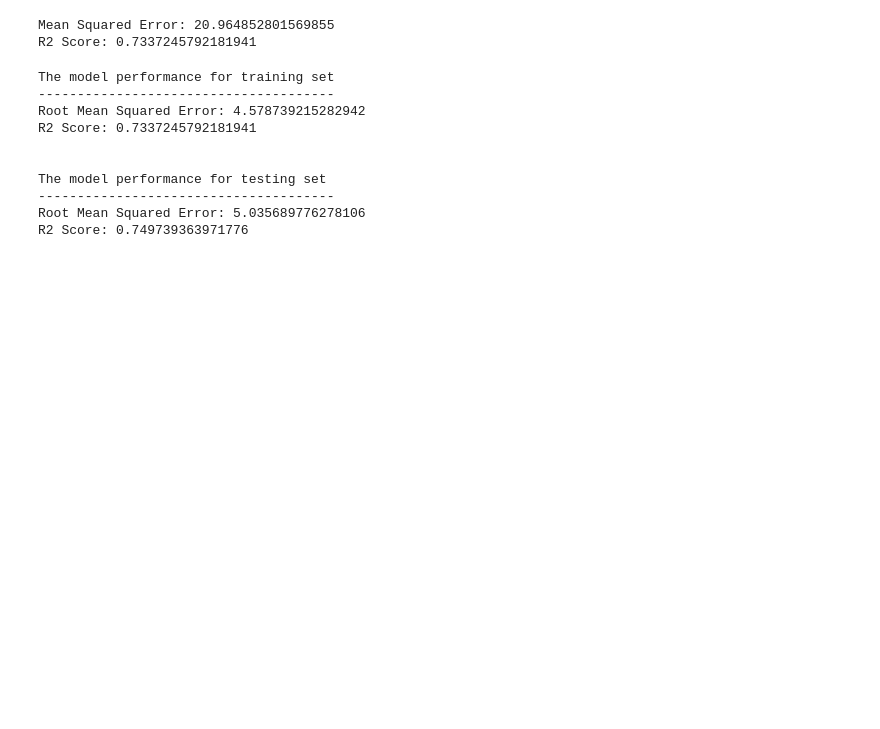
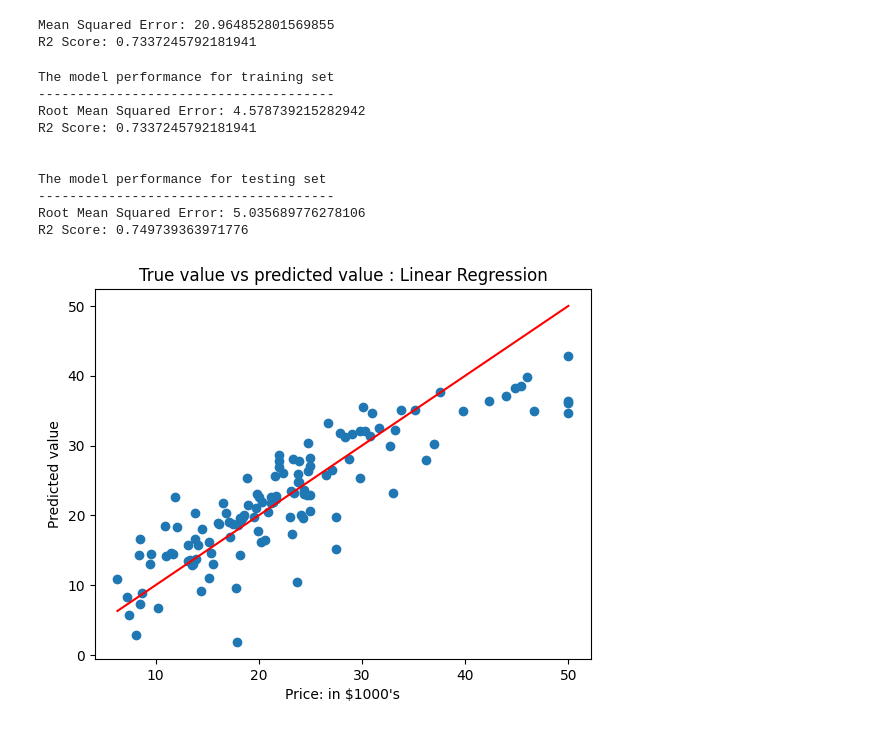
Before and after one commit to Manav2031/PICT_CourseWork_TE_2023-24, a Jupyter notebook: Semester 2/DSBDAL/Assignment 8/Assignment8.ipynb, the cells around one changed output. Cells and saved outputs as stored; diff of their text form; code cells hidden in the pictures; blank space fills up the shorter version.

```diff
--- a/Semester 2/DSBDAL/Assignment 8/Assignment8.ipynb
+++ b/Semester 2/DSBDAL/Assignment 8/Assignment8.ipynb
@@ -164,3 +164,15 @@ The model performance for testing set
 --------------------------------------
 Root Mean Squared Error: 5.035689776278106
 R2 Score: 0.749739363971776
+# %%
+plt.scatter(y_test, y_test_predict)
+
+ideal_values = np.linspace(min(y_test), max(y_test))
+plt.plot(ideal_values, ideal_values, color='red')
+
+plt.xlabel("Price: in $1000's")
+plt.ylabel("Predicted value")
+plt.title("True value vs predicted value : Linear Regression")
+plt.show()
+# %% [output]
+[figure, added]
```
Also changed, not shown: 1 other file.
